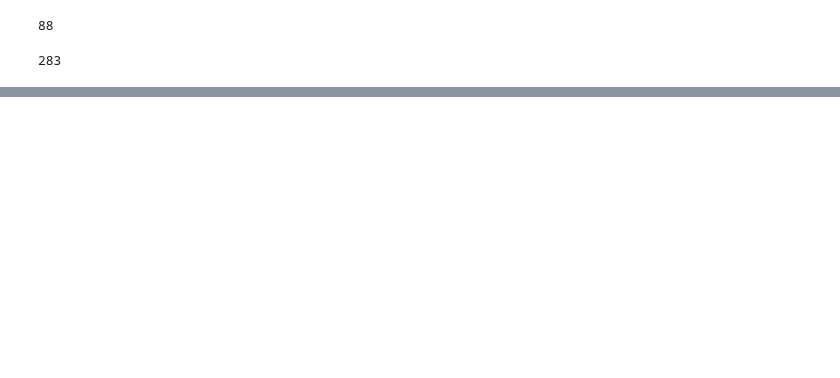
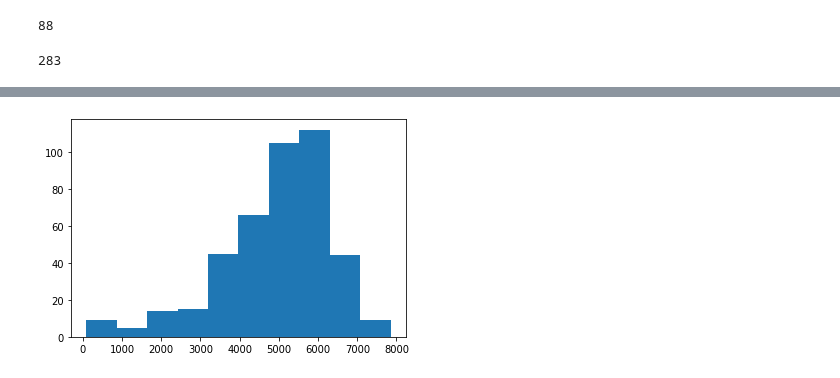
Before and after one commit to ruthpearson/CatHack, a Jupyter notebook: vet_compass/Hyperthyroidism/look_for_T4.ipynb, the cells around one changed output, grey strips where cells are left out. Cells and saved outputs as stored; diff of their text form; code cells hidden in the pictures; blank space fills up the shorter version.

```diff
--- a/vet_compass/Hyperthyroidism/look_for_T4.ipynb
+++ b/vet_compass/Hyperthyroidism/look_for_T4.ipynb
@@ -134,0 +224,8 @@ df_cats_hyperthyroid.sort_values(by=['PatientNumber', 'VisitDate'])
+# %%
+# Add number of unique consults and number of unique visit dates to dataframe
+
+def set_value(column_value, dictionary):
+        return dictionary[column_value]
+
+df_cats_hyperthyroid['num visit dates'] = df_cats_hyperthyroid.apply(lambda x: set_value(x['PatientNumber'], dates_dict),axis=1)
+df_cats_hyperthyroid['num consults'] = df_cats_hyperthyroid.apply(lambda x: set_value(x['PatientNumber'], consults_dict),axis=1)
@@ -134,0 +239,4 @@ df_cats_hyperthyroid.sort_values(by=['PatientNumber', 'VisitDate'])
+# %%
+_=plt.hist(df_cats_hyperthyroid['age']) #', bins=np.arange(1,25,0.5))
+# %% [output]
+[figure, added]
```
Also changed, not shown: parts of 21 cells of this notebook.
